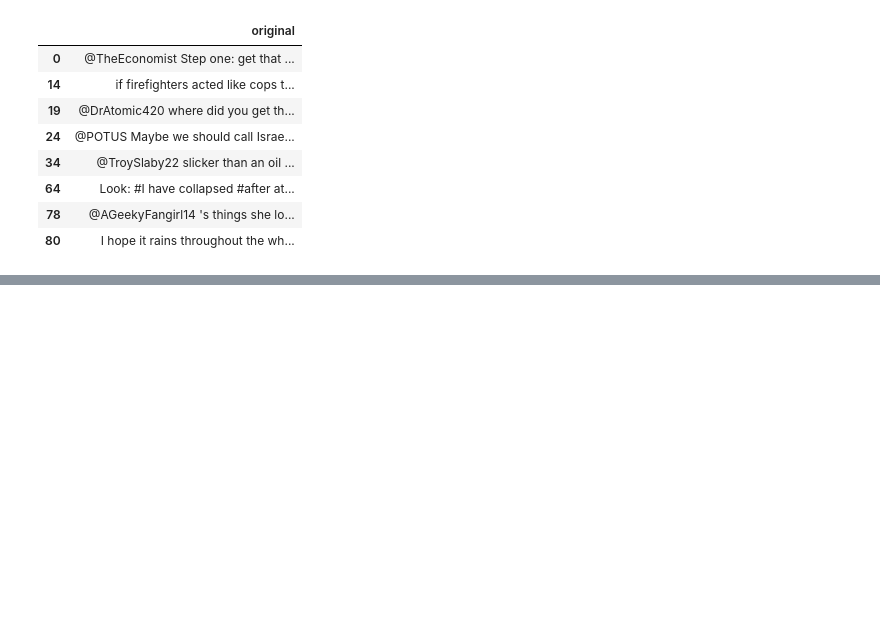
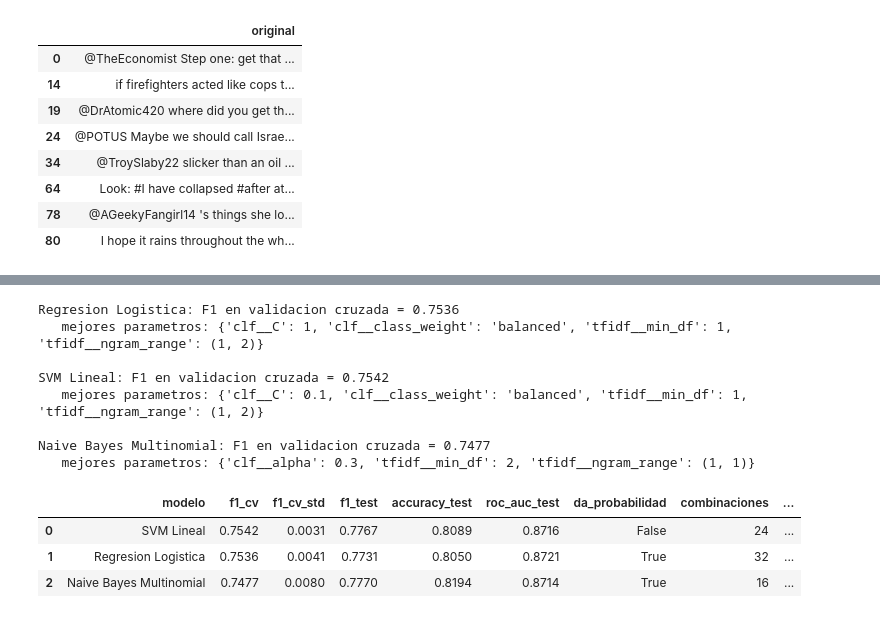
Before and after one commit to erickguerra2/LAB05-DATA, a Jupyter notebook: Laboratorio5.ipynb, the cells around one changed output, grey strips where cells are left out. Saved outputs shown, nothing was run; the diff lists cells and outputs as text; code cells hidden in the pictures; blank space fills up the shorter version.

```diff
--- a/Laboratorio5.ipynb
+++ b/Laboratorio5.ipynb
@@ -1027,0 +978,74 @@ De los 267 errores del mejor modelo (17.5% del conjunto de prueba), la mayoría
+# %%
+import time
+from sklearn.model_selection import GridSearchCV, cross_val_predict
+
+cv = StratifiedKFold(n_splits=5, shuffle=True, random_state=RANDOM_STATE)
+
+def puntajes(modelo, datos):
+    if hasattr(modelo, "predict_proba"):
+        return modelo.predict_proba(datos)[:, 1]
+    return modelo.decision_function(datos)
+
+espacios = {
+    "Regresion Logistica": (
+        LogisticRegression(max_iter=2000, random_state=RANDOM_STATE),
+        {"tfidf__ngram_range": [(1, 1), (1, 2)],
+         "tfidf__min_df": [1, 2],
+         "clf__C": [0.5, 1, 3, 10],
+         "clf__class_weight": [None, "balanced"]},
+    ),
+    "SVM Lineal": (
+        LinearSVC(random_state=RANDOM_STATE, max_iter=10000),
+        {"tfidf__ngram_range": [(1, 1), (1, 2)],
+         "tfidf__min_df": [1, 2],
+         "clf__C": [0.1, 0.3, 1.0],
+         "clf__class_weight": [None, "balanced"]},
+    ),
+    "Naive Bayes Multinomial": (
+        MultinomialNB(),
+        {"tfidf__ngram_range": [(1, 1), (1, 2)],
+         "tfidf__min_df": [1, 2],
+         "clf__alpha": [0.1, 0.3, 0.5, 1.0]},
+    ),
+}
+
+filas, busquedas = [], {}
+for nombre, (clf, grid) in espacios.items():
+    t0 = time.time()
+    pipe = Pipeline([("tfidf", TfidfVectorizer(max_df=0.9, sublinear_tf=True)),
+                     ("clf", clone(clf))])
+    gs = GridSearchCV(pipe, grid, scoring="f1", cv=cv, n_jobs=-1)
+    gs.fit(X_train, y_train)
+    busquedas[nombre] = gs
+    pred = gs.predict(X_test)
+    filas.append({
+        "modelo": nombre,
+        "f1_cv": gs.best_score_,
+        "f1_cv_std": gs.cv_results_["std_test_score"][gs.best_index_],
+        "f1_test": f1_score(y_test, pred),
+        "accuracy_test": accuracy_score(y_test, pred),
+        "roc_auc_test": roc_auc_score(y_test, puntajes(gs.best_estimator_, X_test)),
+        "da_probabilidad": hasattr(gs.best_estimator_, "predict_proba"),
+        "combinaciones": len(gs.cv_results_["params"]),
+        "segundos": round(time.time() - t0, 1),
+    })
+    print(f"{nombre}: F1 en validacion cruzada = {gs.best_score_:.4f}")
+    print(f"   mejores parametros: {gs.best_params_}\n")
+
+tabla_busqueda = (pd.DataFrame(filas)
+                    .sort_values("f1_cv", ascending=False)
+                    .reset_index(drop=True))
+tabla_busqueda.round(4)
+# %% [output]
+Regresion Logistica: F1 en validacion cruzada = 0.7536
+   mejores parametros: {'clf__C': 1, 'clf__class_weight': 'balanced', 'tfidf__min_df': 1, 'tfidf__ngram_range': (1, 2)}
+
+SVM Lineal: F1 en validacion cruzada = 0.7542
+   mejores parametros: {'clf__C': 0.1, 'clf__class_weight': 'balanced', 'tfidf__min_df': 1, 'tfidf__ngram_range': (1, 2)}
+
+Naive Bayes Multinomial: F1 en validacion cruzada = 0.7477
+   mejores parametros: {'clf__alpha': 0.3, 'tfidf__min_df': 2, 'tfidf__ngram_range': (1, 1)}
+|  | modelo | f1_cv | f1_cv_std | f1_test | accuracy_test | roc_auc_test | da_probabilidad | combinaciones | ... |
+| 0 | SVM Lineal | 0.7542 | 0.0031 | 0.7767 | 0.8089 | 0.8716 | False | 24 | ... |
+| 1 | Regresion Logistica | 0.7536 | 0.0041 | 0.7731 | 0.8050 | 0.8721 | True | 32 | ... |
+| 2 | Naive Bayes Multinomial | 0.7477 | 0.0080 | 0.7770 | 0.8194 | 0.8714 | True | 16 | ... |
```
Also changed, not shown: parts of 58 cells of this notebook, 3 other files.
